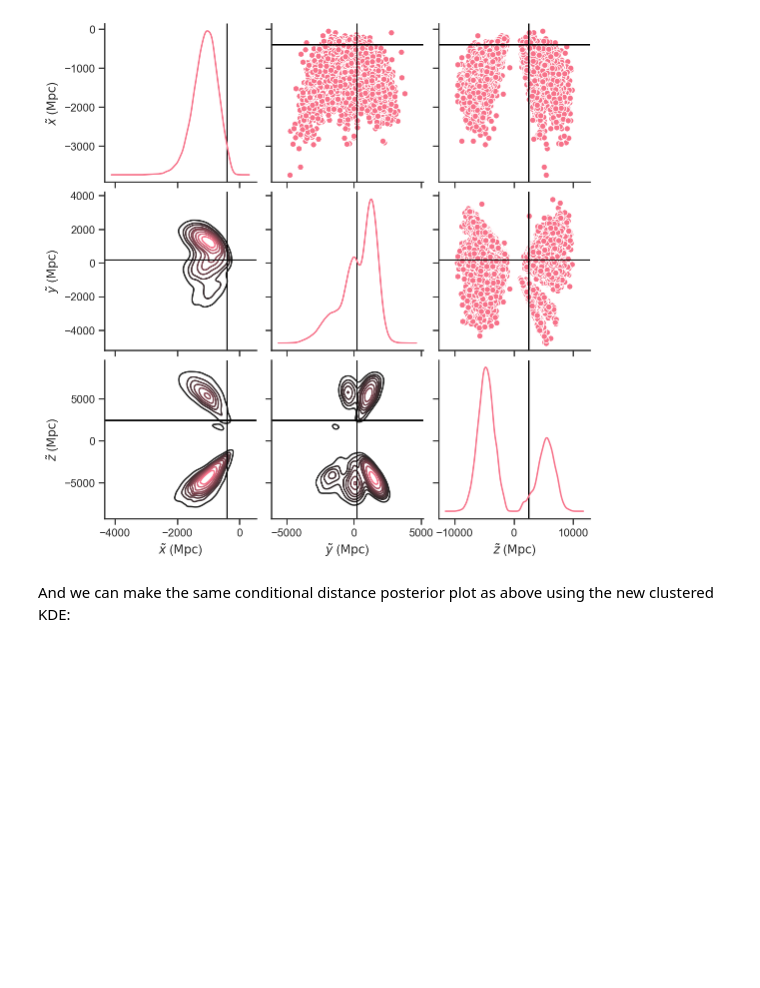
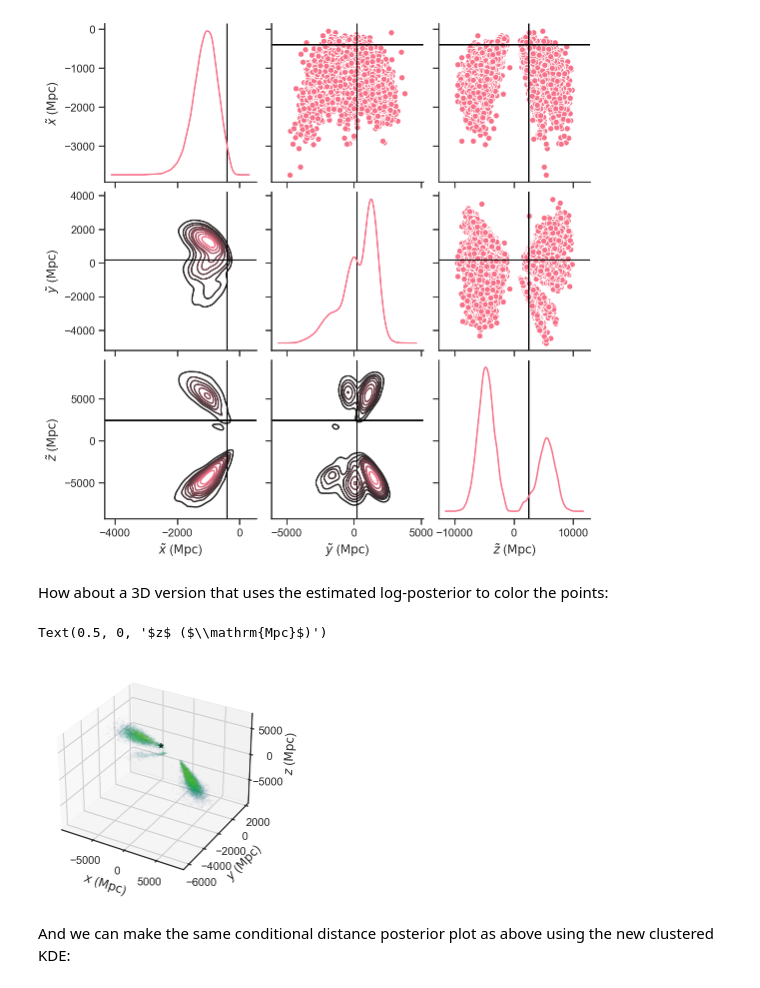
Before and after one commit to farr/GW190521Sky, a Jupyter notebook: CounterpartSky.ipynb, the cells around one changed output. Cells and saved outputs as stored; diff of their text form; code cells hidden in the pictures; blank space fills up the shorter version.

Commit message:
3D log(posterior) coloring.

```diff
--- a/CounterpartSky.ipynb
+++ b/CounterpartSky.ipynb
@@ -235,6 +235,19 @@ with warnings.catch_warnings():
                 g.axes[i,j].axvline(rot_counter[j], color='k')
 # %% [output]
 [figure]
+# %% [markdown]
+How about a 3D version that uses the estimated log-posterior to color the points:
+# %%
+fig = plt.figure()
+ax = fig.add_subplot(111, projection='3d')
+ax.scatter(sky_samples['x'], sky_samples['y'], sky_samples['z'], marker='.', s=5, alpha=0.02, cmap='viridis', c=p_pts, norm=mpl.colors.LogNorm())
+ax.scatter(xcounter, ycounter, zcounter, marker='*', color='k', s=20)
+ax.set_xlabel(r'$x$ ($\mathrm{Mpc}$)')
+ax.set_ylabel(r'$y$ ($\mathrm{Mpc}$)')
+ax.set_zlabel(r'$z$ ($\mathrm{Mpc}$)')
+# %% [output]
+Text(0.5, 0, '$z$ ($\\mathrm{Mpc}$)')
+[figure, added]
 # %% [markdown]
 And we can make the same conditional distance posterior plot as above using the new clustered KDE:
 # %%
```
Also changed, not shown: parts of 1 cell of this notebook.
